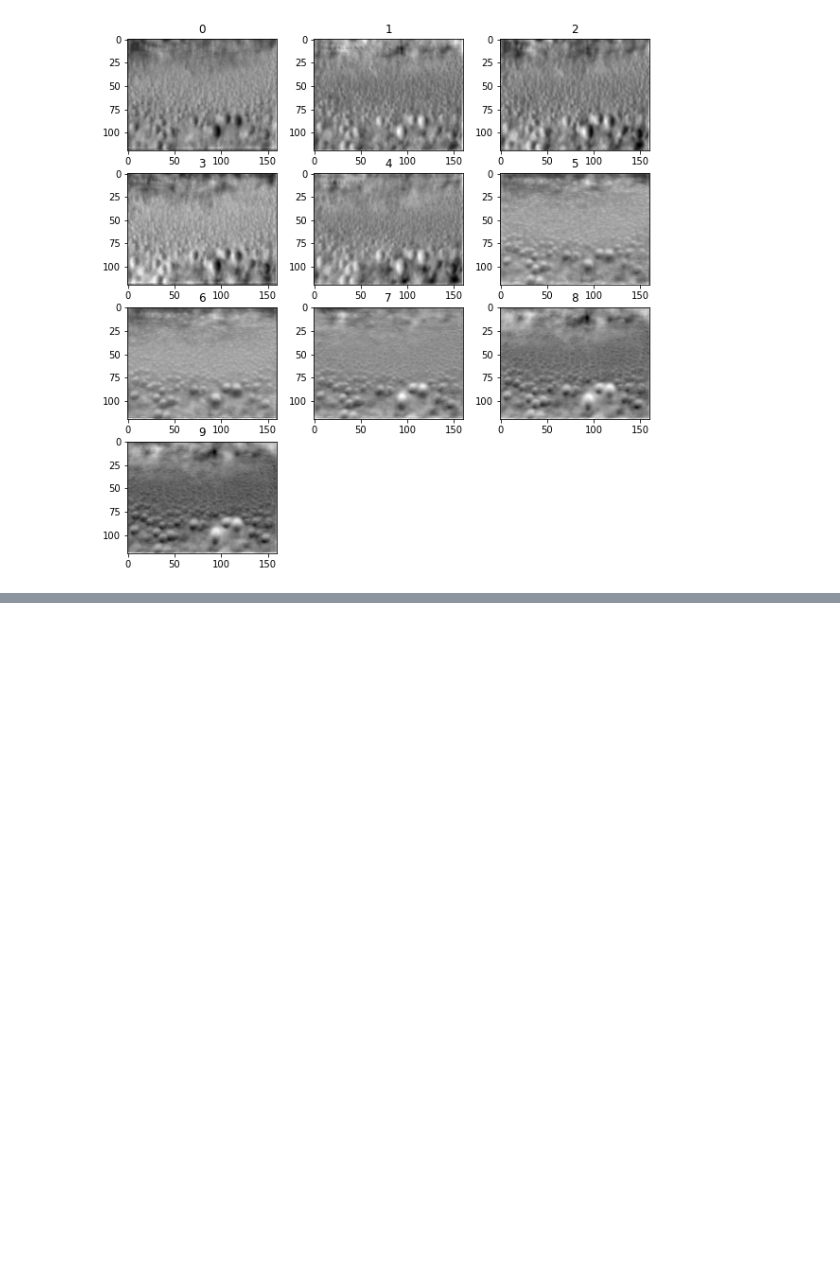
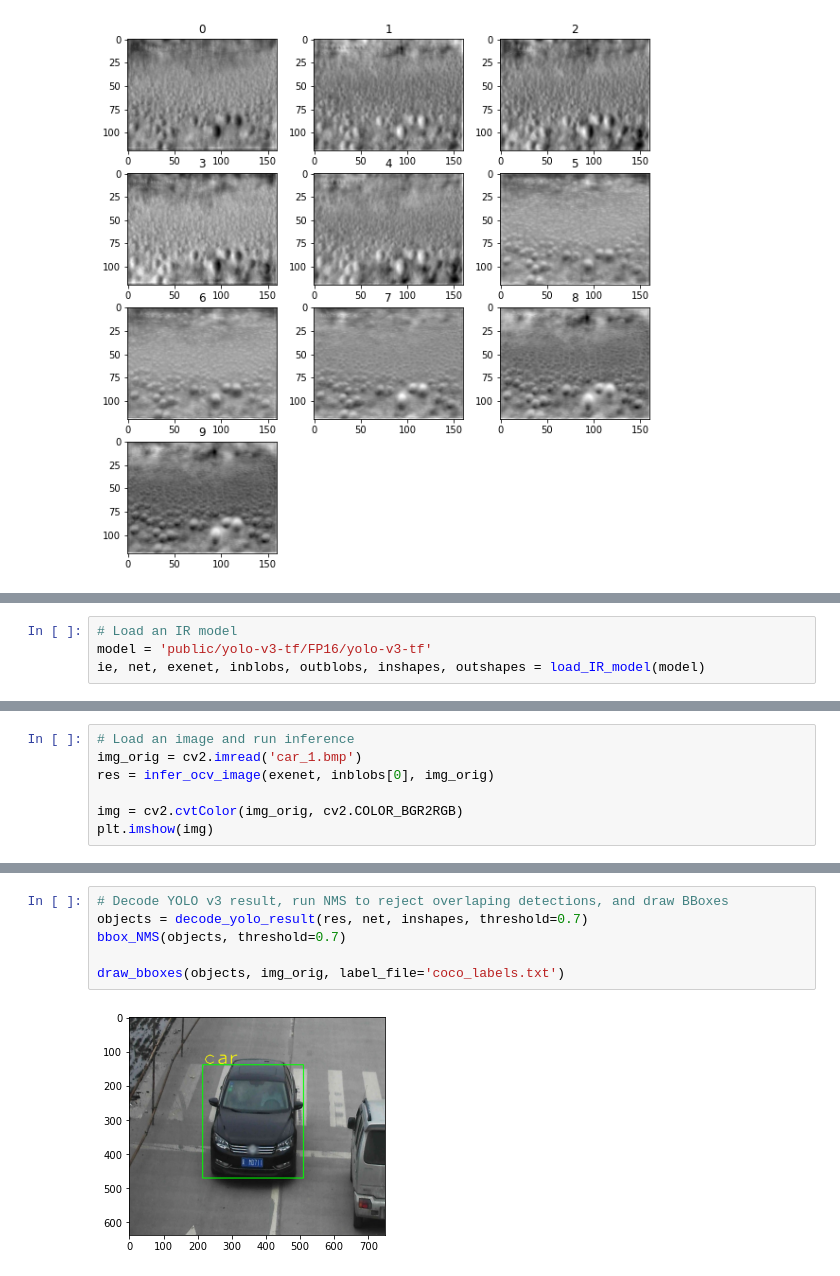
Before and after one commit to yas-sim/openvino-model-experiment-package, a Jupyter notebook: openvino-model-experiment.ipynb, the cells around one changed output, grey strips where cells are left out. Cells and saved outputs as stored; diff of their text form; blank space fills up the shorter version.

Commit message:
added yolo and centernet

```diff
--- a/openvino-model-experiment.ipynb
+++ b/openvino-model-experiment.ipynb
@@ -312,0 +470,4 @@ display_heatmap(hm, overlay_img=img_orig, normalize=True, peak_threshold=0.5, dr
+# %%
+# Load an IR model
+model = 'public/yolo-v3-tf/FP16/yolo-v3-tf'
+ie, net, exenet, inblobs, outblobs, inshapes, outshapes = load_IR_model(model)
@@ -312,0 +477,7 @@ display_heatmap(hm, overlay_img=img_orig, normalize=True, peak_threshold=0.5, dr
+# %%
+# Load an image and run inference
+img_orig = cv2.imread('car_1.bmp')
+res = infer_ocv_image(exenet, inblobs[0], img_orig)
+
+img = cv2.cvtColor(img_orig, cv2.COLOR_BGR2RGB)
+plt.imshow(img)
@@ -312,0 +487,8 @@ display_heatmap(hm, overlay_img=img_orig, normalize=True, peak_threshold=0.5, dr
+# %%
+# Decode YOLO v3 result, run NMS to reject overlaping detections, and draw BBoxes
+objects = decode_yolo_result(res, net, inshapes, threshold=0.7)
+bbox_NMS(objects, threshold=0.7)
+
+draw_bboxes(objects, img_orig, label_file='coco_labels.txt')
+# %% [output]
+[figure, added]
```
Also changed, not shown: parts of 14 cells of this notebook.
